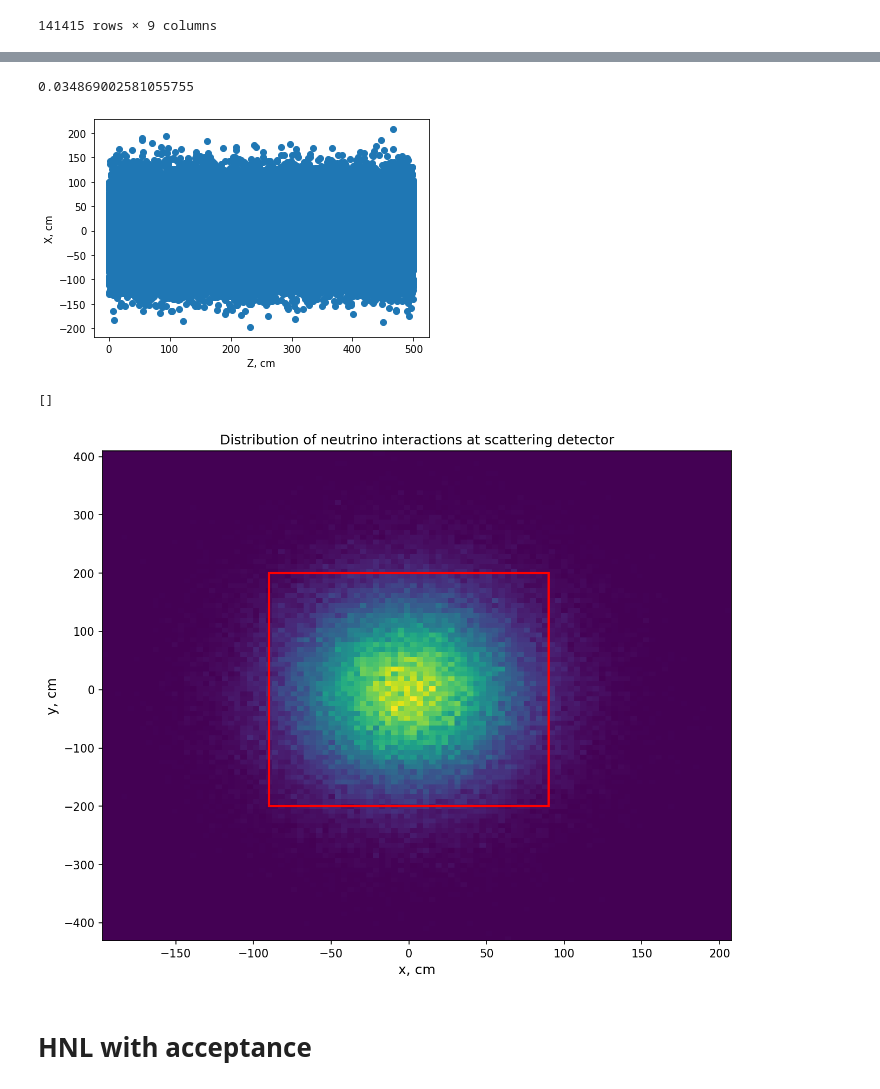
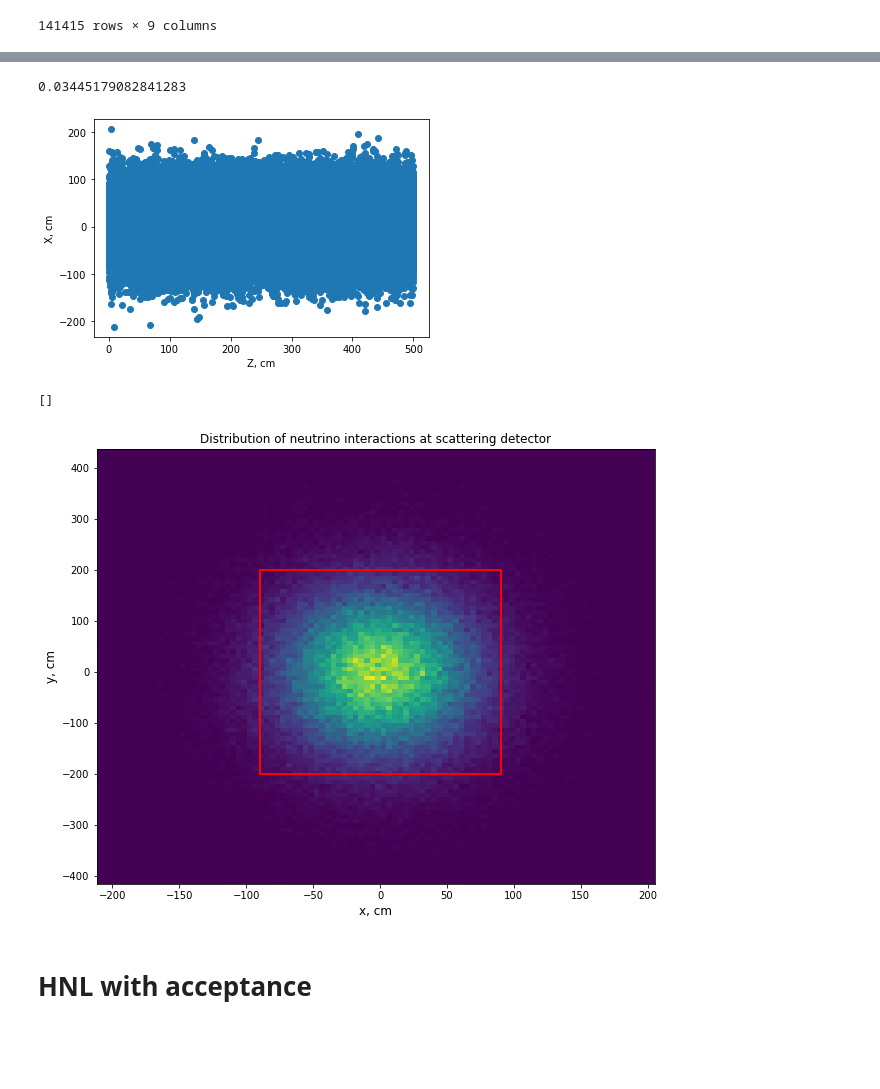
Before and after one commit to eduard322/HNL_classification, a Jupyter notebook: process_data.ipynb, the cells around one changed output, grey strips where cells are left out. Cells and saved outputs as stored; diff of their text form; code cells hidden in the pictures; blank space fills up the shorter version.

```diff
--- a/process_data.ipynb
+++ b/process_data.ipynb
@@ -70,7 +72,7 @@ Data
 # %% [markdown]
 # Read neutrino dataset
 # %%
-FILE_nu = open("/home/eduard/FAIR/Data/SHiP_neutrino_all/SHIP_mu_100k_CC_finalstate", "r")
+FILE_nu = open("data/SHIP_mu_100k_CC_finalstate", "r")
 Data_nu = []
 x = list(map(float, FILE_nu.readline().split()))
 y = [1]
@@ -232,28 +232,27 @@ check_acceptance(Data_nu_coord, 5000, 200, 450)
 Data_nu_coord.loc[Data_nu_coord['accp'] == True]
 print(len(Data_nu_coord.loc[Data_nu_coord['accp'] == True])/len(Data_nu_coord))
 # %% [output]
-0.034869002581055755
+0.03445179082841283
 # %%
 plt.scatter(Data_nu_coord['z'], Data_nu_coord['x'])
 plt.xlabel("Z, cm")
 plt.ylabel("X, cm")
 plt.show()
 # %% [output]
-[figure, old version]
+[figure, new version]
 # %%
-import matplotlib.patches as patches
-fig, ax = plt.subplots(figsize=(10,8), dpi = 150)
+fig, ax = plt.subplots(figsize=(10,8))
 x_bord = [-90, 90]
 y_bord = [-200, 200]
 ax.hist2d(Data_nu_coord['x'], Data_nu_coord['y'], bins = (100,100))
 border = patches.Rectangle((-90,-200), 180, 400, linewidth=2, edgecolor='r', facecolor='none')
 ax.add_patch(border)
 ax.set_title('Distribution of neutrino interactions at scattering detector')
 ax.set_xlabel("x, cm", fontsize = 12)
 ax.set_ylabel("y, cm", fontsize = 12)
 plt.plot()
 # %% [output]
 []
-[figure, old version]
+[figure, new version]
 # %% [markdown]
 # HNL with acceptance
```
Also changed, not shown: parts of 15 cells of this notebook, 4 other files.
